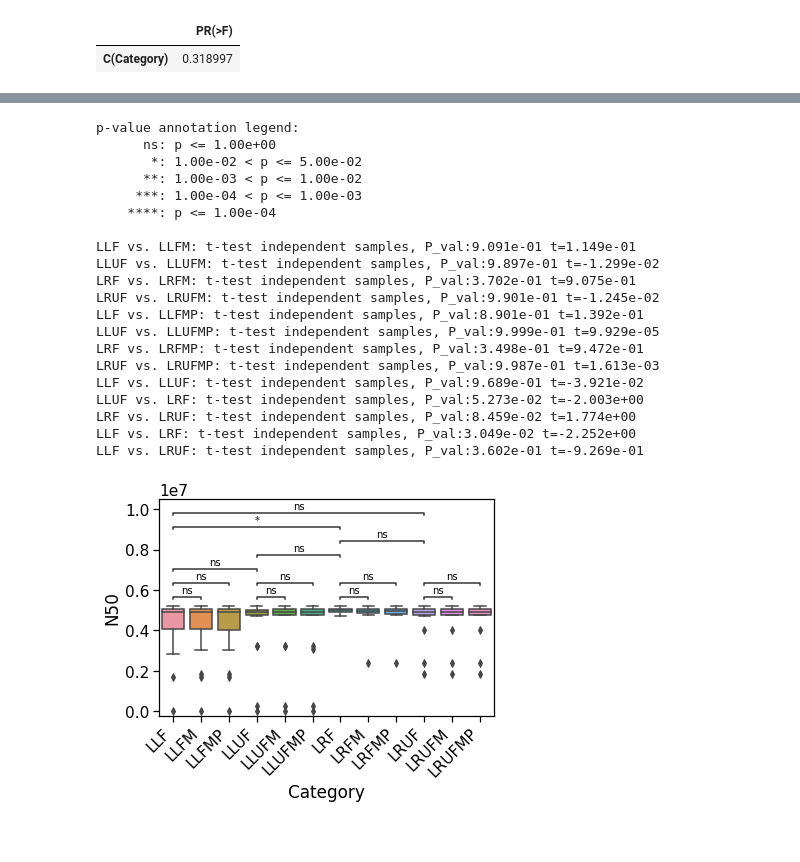
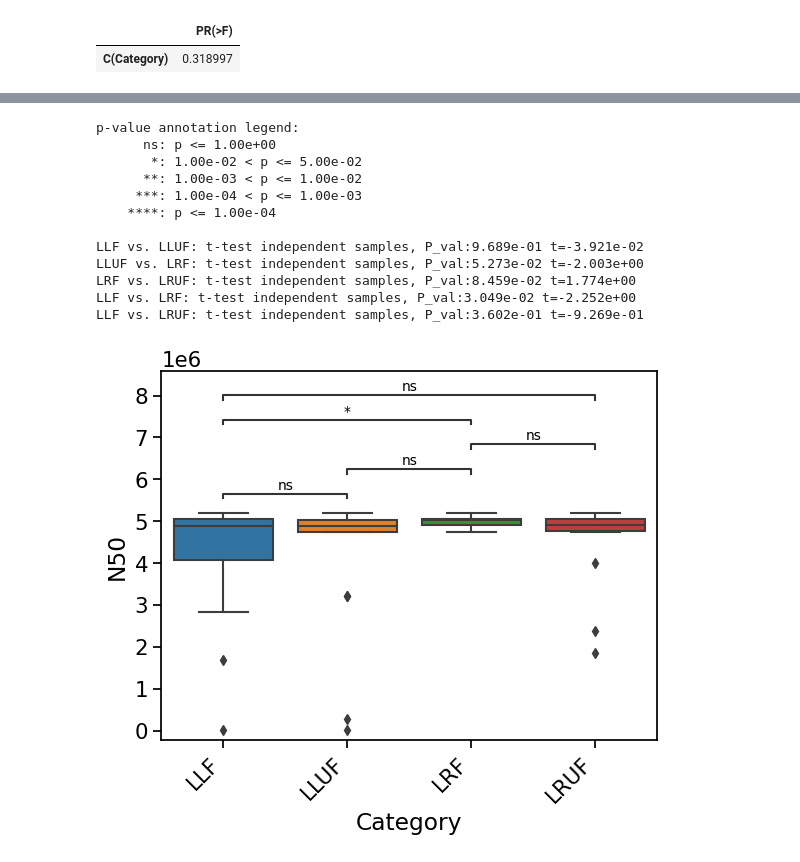
Before and after one commit to Aaron-White-Lab/2022_Plasmids_Detection_Methods, a Jupyter notebook: 12122022_EcoliPlasmidDetection_quast_stats.ipynb, the cells around one changed output, grey strips where cells are left out. Cells and saved outputs as stored; diff of their text form; code cells hidden in the pictures.

```diff
--- a/12122022_EcoliPlasmidDetection_quast_stats.ipynb
+++ b/12122022_EcoliPlasmidDetection_quast_stats.ipynb
@@ -2,7 +2,7 @@
 import os
 import pandas as pd
 # %%
-quast = pd.read_csv("/home/haley/Desktop/Complete_Assemblies_Plasmid/12122022_All_19_Isolates_All_Assemblies_quast_results_analysisfriendly.csv")
+quast = pd.read_csv("12122022_All_19_Isolates_All_Assemblies_quast_results_analysisfriendly.csv")
 # %%
 quast.head()
 # %% [output]
@@ -607,0 +624,4 @@ plt.savefig('12122022_EcoliPlasmidDetection_S1a.png', dpi=300, bbox_inches="tigh
+# %%
+quast_LR = quast[quast['Assembly_Type'].str.contains("Long_Read")]
+# %%
+quastLRup = quast_LR[quast_LR['Polishing'].str.contains("Unpolished")]
@@ -611,15 +647,14 @@ import itertools as it
 from statannotations.Annotator import Annotator
 import matplotlib.pyplot as plt
 import seaborn as sns
+states_subcat =["LLF", "LLUF", "LRF", "LRUF"]
+pairs1=(("LLF", "LLUF"), ("LLF","LRF"),("LLF", "LRUF"), ("LLUF", "LRF"), ("LRF", "LRUF"))
+state_palette = "colorblind"
 
-pairs1=(("LLF", "LLUF"), ("LLF","LRF"),("LLF", "LRUF"), ("LLUF", "LRF"), ("LRF", "LRUF"), ('LLF', 'LLFM'), ('LLF', 'LLFMP'), ('LLUF', 'LLUFM'), ('LLUF', 'LLUFMP'), ("LRF", "LRFM"), ('LRF', 'LRFMP'), ('LRUF', 'LRUFM'), ('LRUF', 'LRUFMP'))
-states_subcat =["LLF", "LLFM", "LLFMP", "LLUF", "LLUFM", "LLUFMP", "LRF", "LRFM", "LRFMP", "LRUF", "LRUFM", "LRUFMP"]
-state_palette = "colorblind"
-"LRUF+PCCUF"
 with sns.plotting_context('notebook', font_scale = 1.4):
     #Create new plot
-    hue_plot_params = {'data': quast,'x': 'Category', 'y': 'N50', "order": states_subcat, "palette": state_palette} # Plot with seaborn
-    ax = sns.stripplot(x="Category", y="N50", data=quast, size=8, order=states_subcat)
+    hue_plot_params = {'data': quastLRup,'x': 'Category', 'y': 'N50', "order": states_subcat, "palette": state_palette} # Plot with seaborn
+    ax = sns.stripplot(x="Category", y="N50", data=quastLRup, size=8, order=states_subcat)
 plt.xticks(rotation=45, ha="right")
 
 
@@ -632,7 +667,7 @@ sns.boxplot(showmeans=True,
             zorder=10,
             x= "Category",
             y="N50",
-            data=quast,
+            data=quastLRup,
             showfliers=False,
             showbox=False,
             showcaps=False,
@@ -650,7 +685,7 @@ annot = Annotator(ax, pairs1, **hue_plot_params)
 annot.configure(test='t-test_ind', verbose=2)
 annot.apply_test()
 annot.annotate()
-plt.savefig('12122022_EcoliPlasmidDetection_S2a.png', dpi=300, bbox_inches="tight")
+plt.savefig('03152023_EcoliPlasmidDetection_S2a.png', dpi=300, bbox_inches="tight")
 # %% [output]
 p-value annotation legend:
       ns: p <= 1.00e+00
@@ -676,5 +703,5 @@ LLF vs. LRUF: t-test independent samples, P_val:3.602e-01 t=-9.269e-01
 # %%
-states_subcat =["LLF", "LLFM", "LLFMP", "LLUF", "LLUFM", "LLUFMP", "LRF", "LRFM", "LRFMP", "LRUF", "LRUFM", "LRUFMP"]
+states_subcat =["LLF", "LLUF", "LRF", "LRUF"]
 state_palette = "colorblind"
 "LRUF+PCCUF"
 with sns.plotting_context('notebook', font_scale = 1.4):
@@ -686,41 +713,33 @@ plt.xticks(rotation=45, ha="right")
 
 # plot the mean line
 medians = quast.groupby(['Category'])['N50'].median()
 vertical_offset = quast['N50'].median() * 0.05 # offset from median for display
 
 #for xtick in ax.get_xticks():
     #ax.text(xtick,medians[xtick] + vertical_offset,medians[xtick],
             #horizontalalignment='center',size='x-small',color='b',weight='semibold')
 
 import seaborn as sns
 import matplotlib.pyplot as plt
 #annotating with pairs
 annot = Annotator(ax, pairs1, **hue_plot_params)
 annot.configure(test='t-test_ind', verbose=2)
 annot.apply_test()
 annot.annotate()
 
-plt.savefig('12122022_EcoliPlasmidDetection_S2a.png', dpi=300, bbox_inches="tight")
+plt.savefig('03152022_EcoliPlasmidDetection_S2a_nostats.png', dpi=300, bbox_inches="tight")
 # %% [output]
 p-value annotation legend:
       ns: p <= 1.00e+00
        *: 1.00e-02 < p <= 5.00e-02
       **: 1.00e-03 < p <= 1.00e-02
      ***: 1.00e-04 < p <= 1.00e-03
     ****: p <= 1.00e-04
 
-LLF vs. LLFM: t-test independent samples, P_val:9.091e-01 t=1.149e-01
-LLUF vs. LLUFM: t-test independent samples, P_val:9.897e-01 t=-1.299e-02
-LRF vs. LRFM: t-test independent samples, P_val:3.702e-01 t=9.075e-01
-LRUF vs. LRUFM: t-test independent samples, P_val:9.901e-01 t=-1.245e-02
-LLF vs. LLFMP: t-test independent samples, P_val:8.901e-01 t=1.392e-01
-LLUF vs. LLUFMP: t-test independent samples, P_val:9.999e-01 t=9.929e-05
-LRF vs. LRFMP: t-test independent samples, P_val:3.498e-01 t=9.472e-01
-LRUF vs. LRUFMP: t-test independent samples, P_val:9.987e-01 t=1.613e-03
 LLF vs. LLUF: t-test independent samples, P_val:9.689e-01 t=-3.921e-02
 LLUF vs. LRF: t-test independent samples, P_val:5.273e-02 t=-2.003e+00
 LRF vs. LRUF: t-test independent samples, P_val:8.459e-02 t=1.774e+00
 LLF vs. LRF: t-test independent samples, P_val:3.049e-02 t=-2.252e+00
 LLF vs. LRUF: t-test independent samples, P_val:3.602e-01 t=-9.269e-01
-[figure, old version]
+[figure, new version]
 # %%
```
Also changed, not shown: parts of 23 cells of this notebook, 1 other file.
